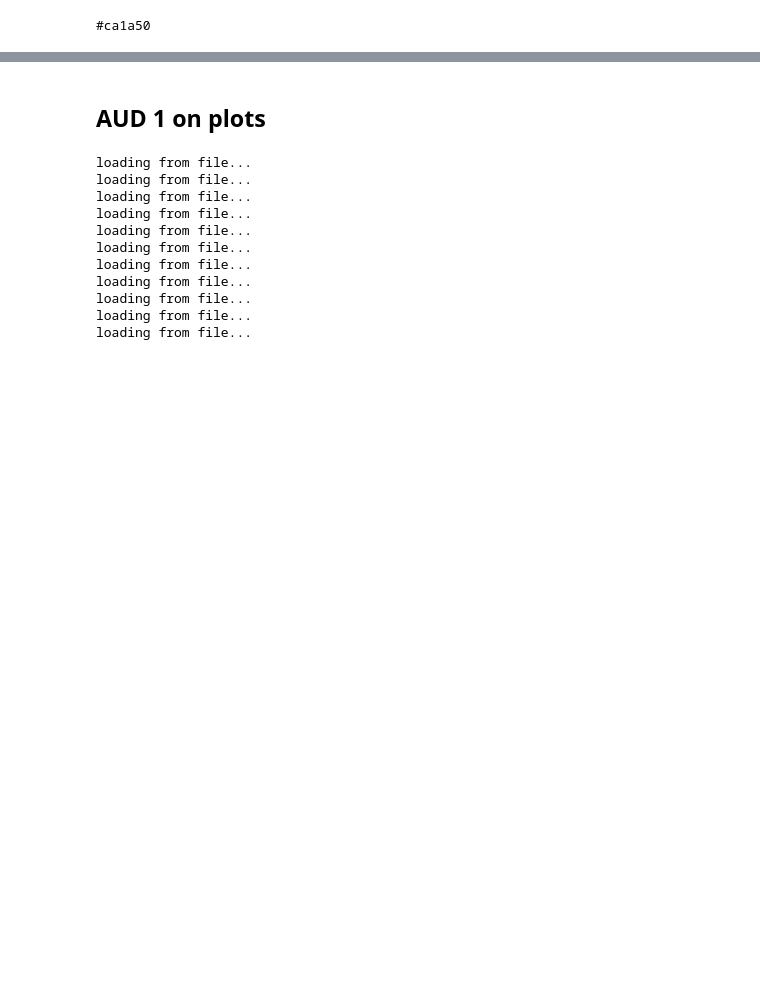
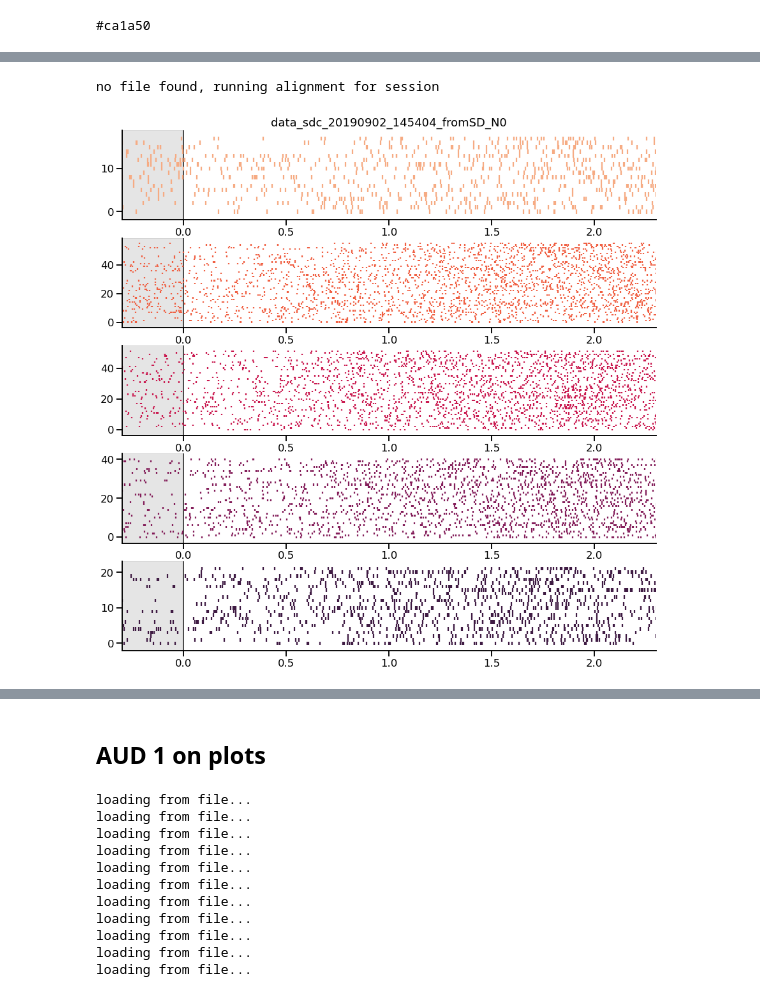
Before and after one commit to Brody-Lab/jbreda_PWM_mPFC_analysis, a Jupyter notebook: 2021_05_18_LabMtg.ipynb, the cells around one changed output, grey strips where cells are left out. Drawn from its saved outputs; the diff is of its cells as text; code cells hidden in the pictures; blank space fills up the shorter version.

```diff
--- a/2021_05_18_LabMtg.ipynb
+++ b/2021_05_18_LabMtg.ipynb
@@ -45,0 +54,48 @@ print(pal.as_hex()[2])
+# %%
+dd = 1
+
+sess_name = sess_names[dd]
+sess_path = sess_paths[dd]
+beh_path = beh_paths[dd]
+spks_path = spks_paths[dd]
+
+beh_df, spks_dict = load_and_wrangle(beh_path, spks_path, overwrite=False)
+
+filtered_df = beh_df[(beh_df['first_sound'] != 'psycho') & (beh_df['hit_hist'] == 'hit')]
+
+sess_aligned, sess_windows = event_align_session(spks_dict, filtered_df, sess_path, overwrite=True,
+                                                delay_mode=True, file_name='labmtg_analysis_delay_hits.pkl')
+# %% [output]
+no file found, running alignment for session
+# %%
+conditions = 'first_sound'
+event= 'delay_overlap'
+nn = 0
+aligned = sess_aligned[nn]
+windows = sess_windows[nn]
+neuron_id = f"{sess_name}_N{nn}"
+
+trials = dict()
+
+for cond_id in np.sort(filtered_df[conditions].unique()):
+    trials[cond_id] = np.where((filtered_df[conditions] == cond_id).values)[0]
+
+fig, ax = plt.subplots(len(trials), figsize= (15, 15))
+c= 0
+for cond_id, idxs in trials.items():
+
+    # grab the trials for each condition
+    selected_trials = np.array(aligned[event], dtype=object)[idxs]
+
+    _ = ax[c].eventplot(selected_trials, colors = delay_colors[c])
+    ax[c].axvspan(0,0.000001, color = 'black')
+    ax[c].set_xlim(-0.3, 2.3)
+    ax[0].set_title(neuron_id)
+    ax[c].axvspan(-.3,0, alpha = 0.2, color = 'grey')
+
+    c+=1
+
+plt.tight_layout
+sns.despine()
+# %% [output]
+[figure, added]
```
Also changed, not shown: parts of 4 cells of this notebook, 1 other file.
